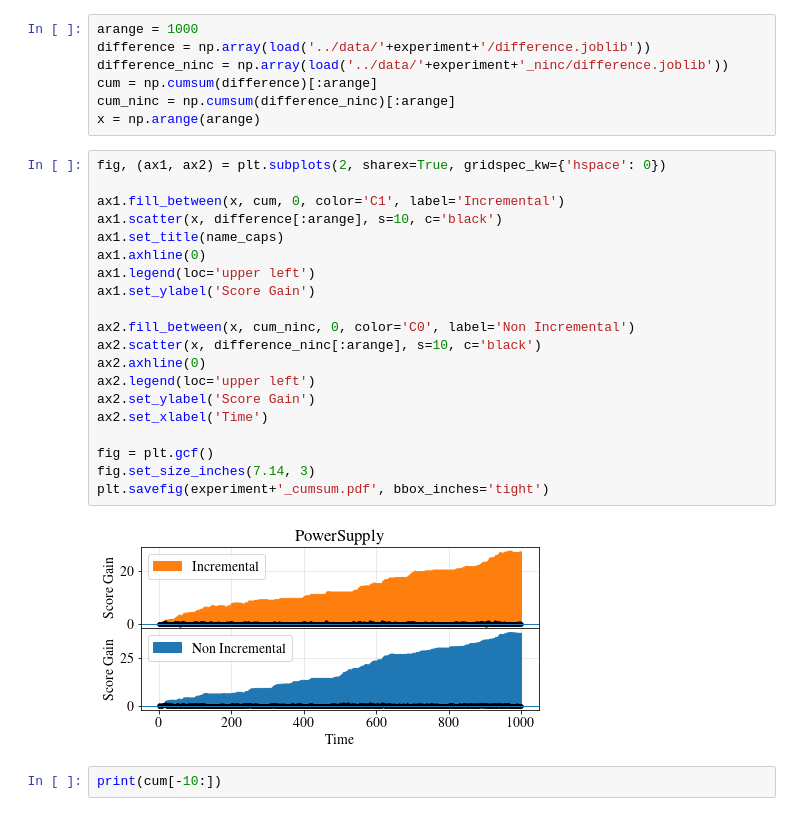
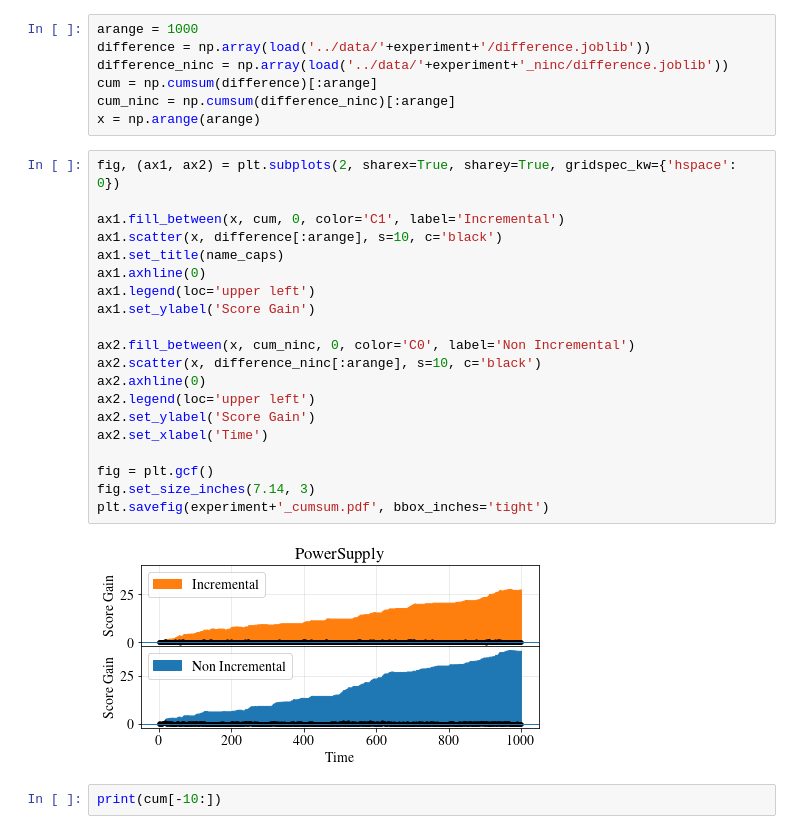
Before and after one commit to maffei2443/meta_experiments, a Jupyter notebook: notebooks/powersupply.ipynb, the cells around one changed output. Cells and saved outputs as stored; diff of their text form.

```diff
--- a/notebooks/powersupply.ipynb
+++ b/notebooks/powersupply.ipynb
@@ -69,27 +69,27 @@ cum = np.cumsum(difference)[:arange]
 cum_ninc = np.cumsum(difference_ninc)[:arange]
 x = np.arange(arange)
 # %%
-fig, (ax1, ax2) = plt.subplots(2, sharex=True, gridspec_kw={'hspace': 0})
+fig, (ax1, ax2) = plt.subplots(2, sharex=True, sharey=True, gridspec_kw={'hspace': 0})
 
 ax1.fill_between(x, cum, 0, color='C1', label='Incremental')
 ax1.scatter(x, difference[:arange], s=10, c='black')
 ax1.set_title(name_caps)
 ax1.axhline(0)
 ax1.legend(loc='upper left')
 ax1.set_ylabel('Score Gain')
 
 ax2.fill_between(x, cum_ninc, 0, color='C0', label='Non Incremental')
 ax2.scatter(x, difference_ninc[:arange], s=10, c='black')
 ax2.axhline(0)
 ax2.legend(loc='upper left')
 ax2.set_ylabel('Score Gain')
 ax2.set_xlabel('Time')
 
 fig = plt.gcf()
 fig.set_size_inches(7.14, 3)
 plt.savefig(experiment+'_cumsum.pdf', bbox_inches='tight')
 # %% [output]
-[figure, old version]
+[figure, new version]
 # %%
 print(cum[-10:])
 # %% [output]
```
Also changed, not shown: 2 other files.
